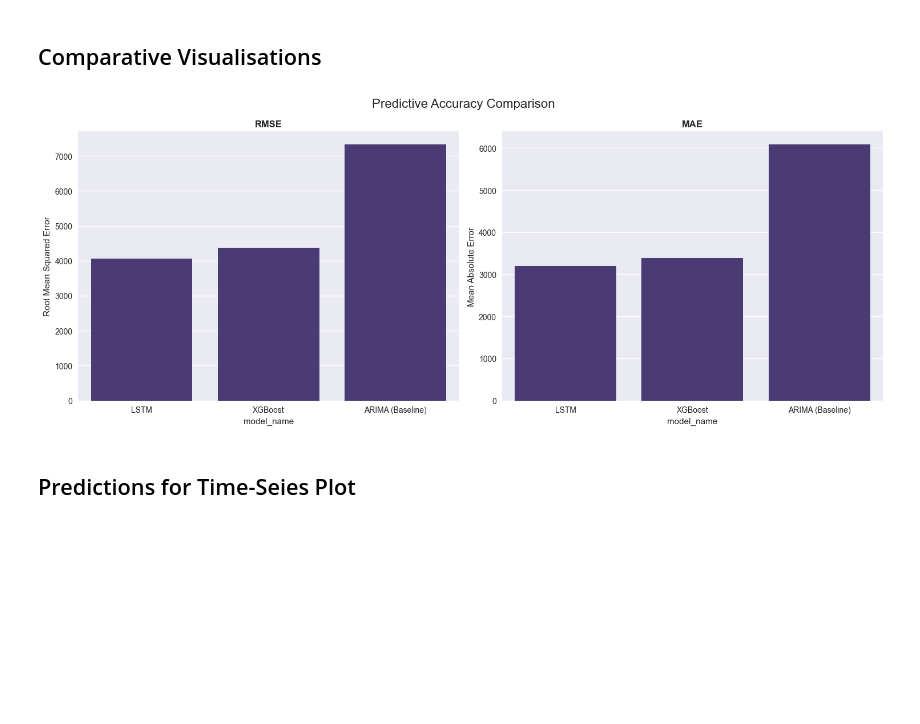
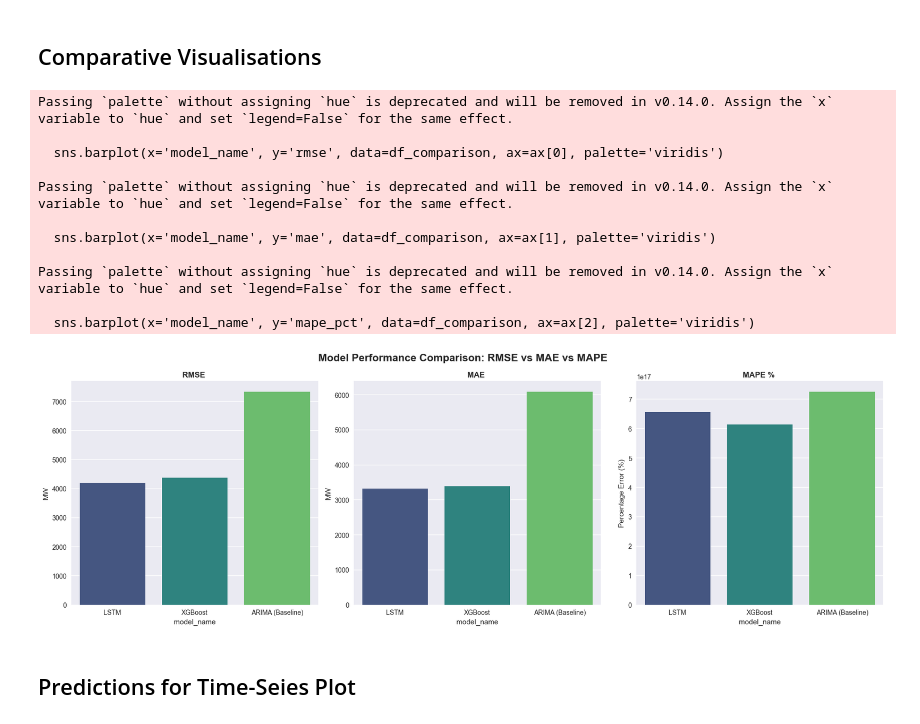
Before and after one commit to 4riell4/energy-consumption-forecasting, a Jupyter notebook: notebooks/02_model_evaluation.ipynb, the cells around one changed output. Cells and saved outputs as stored; diff of their text form; code cells hidden in the pictures; blank space fills up the shorter version.

Commit message:
Added MAPE

```diff
--- a/notebooks/02_model_evaluation.ipynb
+++ b/notebooks/02_model_evaluation.ipynb
@@ -55,23 +55,40 @@ Successfully loaded 3 models.
 ## Comparative Visualisations
 # %%
 if not df_comparison.empty:
-    fig, ax = plt.subplots(1, 2, figsize=(15, 6))
+    fig, ax = plt.subplots(1, 3, figsize=(18, 6))
 
     # RMSE Comparison
-    sns.barplot(x='model_name', y='rmse', data=df_comparison, ax=ax[0])
-    ax[0].set_title('RMSE', fontweight='bold')
-    ax[0].set_ylabel('Root Mean Squared Error')
+    sns.barplot(x='model_name', y='rmse', data=df_comparison, ax=ax[0], palette='viridis')
+    ax[0].set_title('RMSE ', fontweight='bold')
+    ax[0].set_ylabel('MW')
 
     # MAE Comparison
-    sns.barplot(x='model_name', y='mae', data=df_comparison, ax=ax[1])
-    ax[1].set_title('MAE', fontweight='bold')
-    ax[1].set_ylabel('Mean Absolute Error')
+    sns.barplot(x='model_name', y='mae', data=df_comparison, ax=ax[1], palette='viridis')
+    ax[1].set_title('MAE ', fontweight='bold')
+    ax[1].set_ylabel('MW')
 
-    plt.suptitle('Predictive Accuracy Comparison', fontsize=16)
+    # MAPE Comparison
+    df_comparison['mape_pct'] = df_comparison['mape'] * 100
+    sns.barplot(x='model_name', y='mape_pct', data=df_comparison, ax=ax[2], palette='viridis')
+    ax[2].set_title('MAPE % ', fontweight='bold')
+    ax[2].set_ylabel('Percentage Error (%)')
+
+    plt.suptitle('Model Performance Comparison: RMSE vs MAE vs MAPE', fontsize=16, fontweight='bold')
     plt.tight_layout()
     plt.show()
 # %% [output]
+Passing `palette` without assigning `hue` is deprecated and will be removed in v0.14.0. Assign the `x` variable to `hue` and set `legend=False` for the same effect.
+
+  sns.barplot(x='model_name', y='rmse', data=df_comparison, ax=ax[0], palette='viridis')
+
+Passing `palette` without assigning `hue` is deprecated and will be removed in v0.14.0. Assign the `x` variable to `hue` and set `legend=False` for the same effect.
+
+  sns.barplot(x='model_name', y='mae', data=df_comparison, ax=ax[1], palette='viridis')
+
+Passing `palette` without assigning `hue` is deprecated and will be removed in v0.14.0. Assign the `x` variable to `hue` and set `legend=False` for the same effect.
+
+  sns.barplot(x='model_name', y='mape_pct', data=df_comparison, ax=ax[2], palette='viridis')
-[figure, old version]
+[figure, new version]
 # %% [markdown]
 ## Predictions for Time-Seies Plot
 # %%
```
Also changed, not shown: parts of 2 cells of this notebook, 9 other files.
